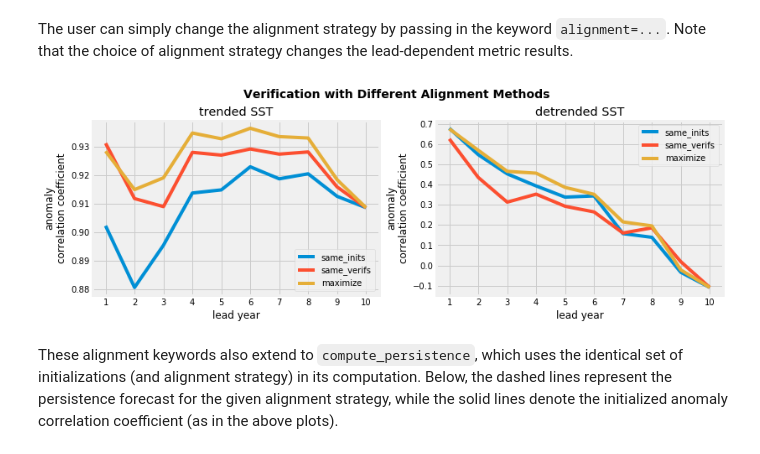
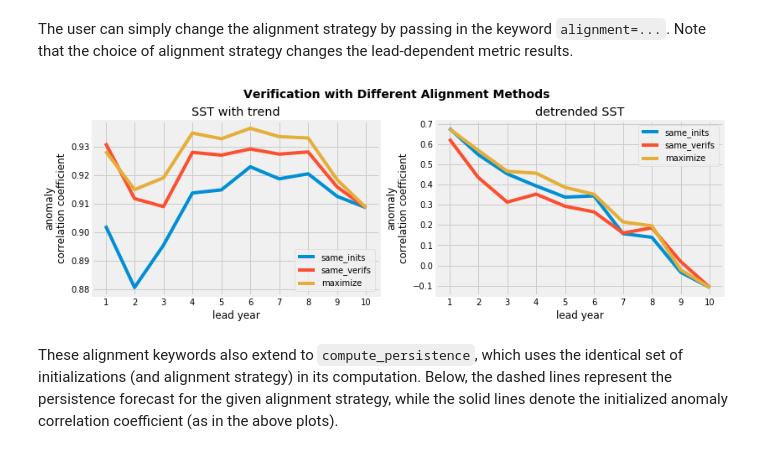
Before and after one commit to pangeo-data/climpred, a Jupyter notebook: docs/source/alignment.ipynb, the cells around one changed output. Cells and saved outputs as stored; diff of their text form; code cells hidden in the pictures.

```diff
--- a/docs/source/alignment.ipynb
+++ b/docs/source/alignment.ipynb
@@ -66,28 +66,28 @@ The user can simply change the alignment strategy by passing in the keyword `ali
 # %%
 f, axs = plt.subplots(ncols=2, figsize=(12,4), sharex=True)
 for alignment in ['same_inits', 'same_verifs', 'maximize']:
     hindcast.verify(metric='acc', alignment=alignment)['SST'] \
             .plot(label=alignment, ax=axs[0])
     hindcast_dt.verify(metric='acc', alignment=alignment)['SST'] \
                .plot(label=alignment, ax=axs[1])
 
 axs[0].legend()
 axs[1].legend()
 axs[0].set(ylabel='anomaly\ncorrelation coefficient',
        xlabel='lead year',
        xticks=np.arange(1, 11),
-       title='trended SST')
+       title='SST with trend')
 axs[1].set(ylabel='anomaly\ncorrelation coefficient',
            xlabel='lead year',
            title='detrended SST')
 
 f.suptitle('Verification with Different Alignment Methods',
            fontsize=14, weight='bold')
 plt.subplots_adjust(top=0.85)
 
 plt.show()
 # %% [output]
-[figure, old version]
+[figure, new version]
 # %% [markdown]
 These alignment keywords also extend to `compute_persistence`, which uses the identical set of initializations (and alignment strategy) in its computation. Below, the dashed lines represent the persistence forecast for the given alignment strategy, while the solid lines denote the initialized anomaly correlation coefficient (as in the above plots).
 # %%
```
Also changed, not shown: parts of 11 cells of this notebook, 3 other files.
